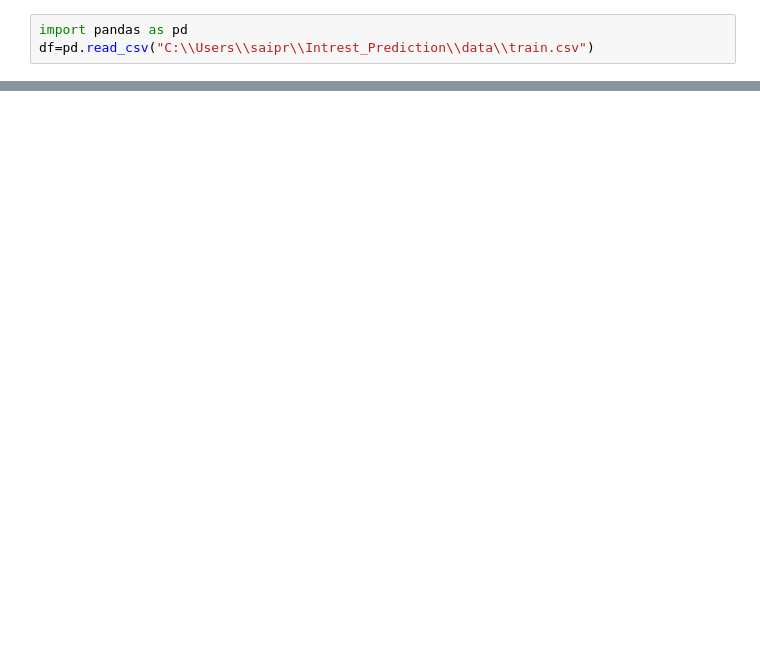
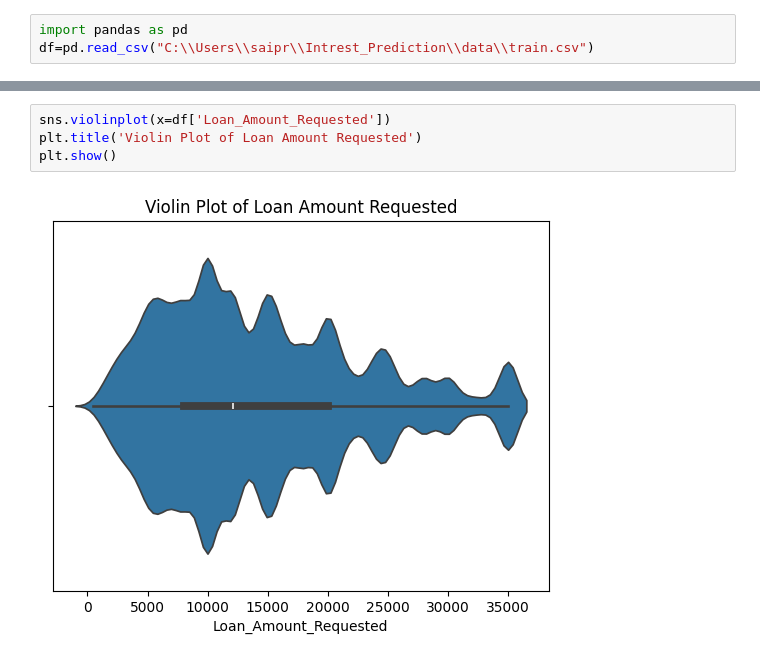
Before and after one commit to ka1817/Interest-Rate-Category-Prediction-Using-Supervised-Learning, a Jupyter notebook: notebook/eda.ipynb, the cells around one changed output, grey strips where cells are left out. Saved outputs shown, nothing was run; the diff lists cells and outputs as text; blank space fills up the shorter version.

```diff
--- a/notebook/eda.ipynb
+++ b/notebook/eda.ipynb
@@ -46,0 +199,6 @@ df
+# %%
+sns.violinplot(x=df['Loan_Amount_Requested'])
+plt.title('Violin Plot of Loan Amount Requested')
+plt.show()
+# %% [output]
+[figure, added]
```
Also changed, not shown: parts of 34 cells of this notebook.
